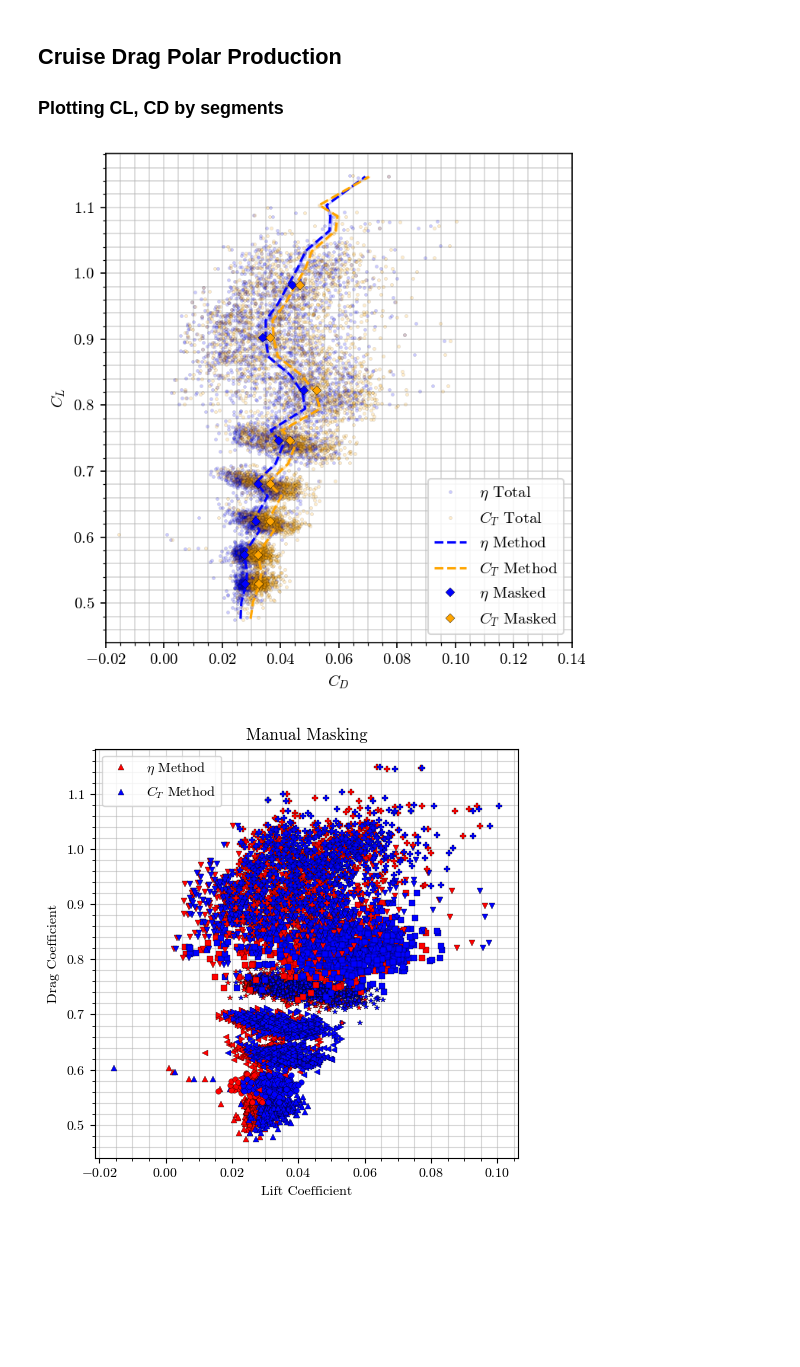
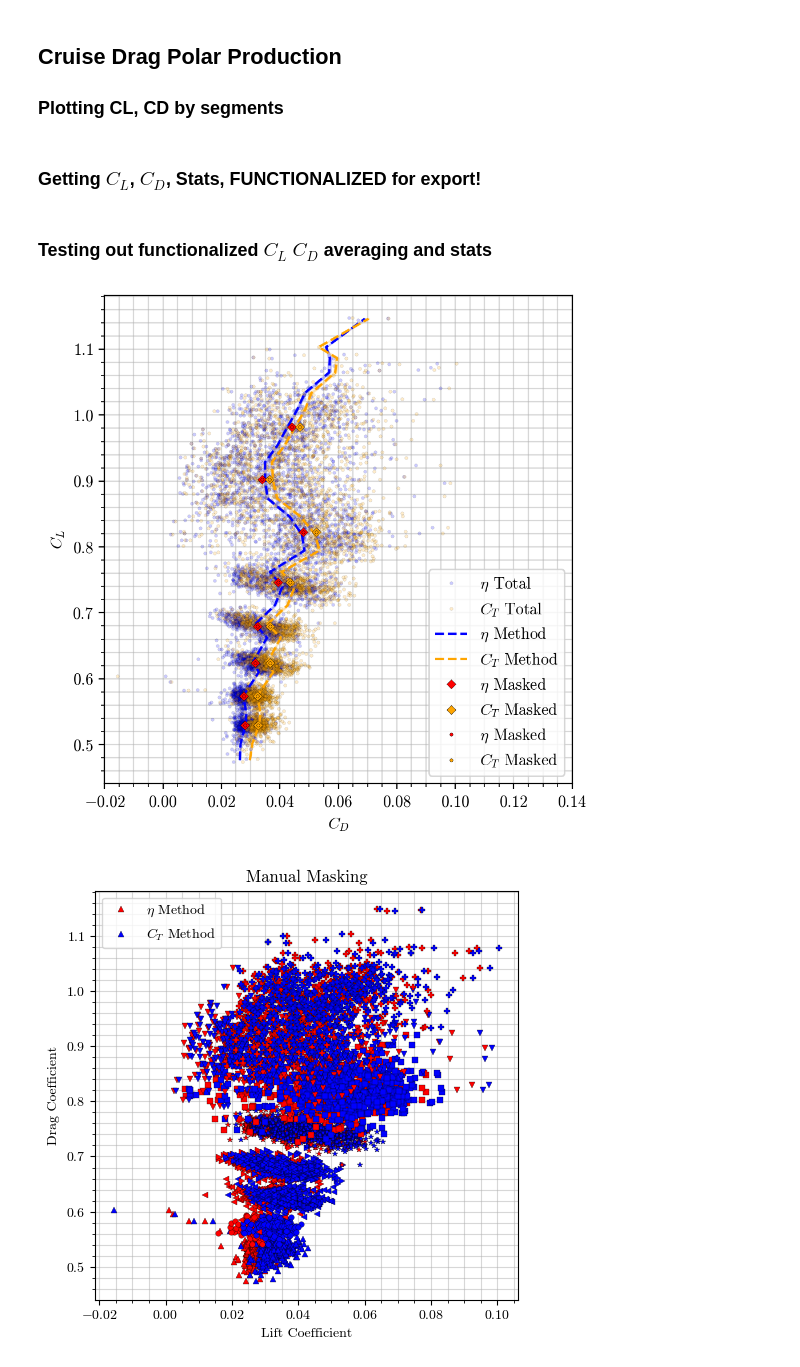
Before and after one commit to wkemp-edu/ArduPilot_AnalysisSuite, a Jupyter notebook: Investigations/June13thAnalysis_1Hz.ipynb, the cells around one changed output. Saved outputs shown, nothing was run; the diff lists cells and outputs as text; code cells hidden in the pictures; blank space fills up the shorter version.

```diff
--- a/Investigations/June13thAnalysis_1Hz.ipynb
+++ b/Investigations/June13thAnalysis_1Hz.ipynb
@@ -108,8 +108,8 @@ q = 0.5 * rho * v_tas**2                            # Dynamic pressure
 
 # Propulsion characterization
 n = df["MotorRPM"].to_numpy() / 60                               # Revolutions per second
-i_esc = df["EscCurrent"]
-v_esc = df["EscVoltage"]
+i_esc = df["EscCurrent"].to_numpy()
+v_esc = df["EscVoltage"].to_numpy()
 J = v_tas / (n * prop.diameter)
 
 # Estimated propulsive power
@@ -182,26 +182,8 @@ cd_stds_ct = [cd_total_ct[digitized_cruise == i].std() for i in range(1, len(bin
 #cd_ci95_desc[i] = 1.96 * cd_stds_eta * (np.sqrt(len(Cd_ct[masks[i]])) **-1)
 cd_ci95_eta = [ 1.96 * (np.sqrt(len(digitized_cruise == i)))**-1 * cd_total_eta[digitized_cruise == i].std() for i in range(1, len(bins)) ]
 cd_ci95_ct = [ 1.96 * (np.sqrt(len(digitized_cruise == i)))**-1 * cd_total_ct[digitized_cruise == i].std() for i in range(1, len(bins)) ]
-
 cl_ci95_cruise = [ 1.96 * (np.sqrt(len(digitized_cruise == i)))**-1 * cl_total_cruise[digitized_cruise == i].std() for i in range(1, len(bins)) ]
-
-raw_ave_polarw_confint = plt.figure(figsize=(5,5), dpi=150)
-plt.plot(cd_total_eta, cl_total_cruise, linestyle='', marker='.', color = 'blue', alpha = 0.2, label='$\eta$ Total')
-plt.plot(cd_total_ct, cl_total_cruise, linestyle='', marker='.', color='orange', alpha = 0.2, label='$C_T$ Total')
-plt.plot(cd_means_eta, cl_means_cruise, linestyle='--', color='blue', marker='', label='$\eta$ Method')
-plt.plot(cd_means_ct, cl_means_cruise, linestyle='--', color='orange', marker='', label='$C_T$ Method')
-plt.fill_betweenx(cl_means_cruise, np.array(cd_means_eta) - np.array(cd_ci95_eta), np.array(cd_means_eta) + np.array(cd_ci95_eta), color='blue', alpha=0.2)
-plt.fill_betweenx(cl_means_cruise, np.array(cd_means_ct) - np.array(cd_ci95_ct), np.array(cd_means_ct) + np.array(cd_ci95_ct), color='orange', alpha=0.2)
-# Plotting manually masked and averaged data points
-plt.plot(CDeta_ave, CL_ave, linestyle='', marker='D', color = 'blue', label='$\eta$ Masked')
-plt.plot(CDct_ave, CL_ave, linestyle='', marker='D', color='orange', label='$C_T$ Masked')
-
-plt.legend()
-plt.xlabel("$C_D$")
-plt.ylabel("$C_L$")
-plt.xlim([-0.02, 0.14])
-plt.show()
-
-main.save_figure(raw_ave_polarw_confint, f'{raw_ave_polarw_confint=}'.split('=')[0], figure_path, overwrite=True)
-# %% [output]
-[figure, removed]
+# %% [markdown]
+### Getting $C_L$, $C_D$, Stats, FUNCTIONALIZED for export!
+# %% [markdown]
+### Testing out functionalized $C_L$ $C_D$ averaging and stats
@@ -208,3 +193,27 @@ main.save_figure(raw_ave_polarw_confint, f'{raw_ave_polarw_confint=}'.split('=')
+# %%
+raw_ave_polarw_confint = plt.figure(figsize=(5,5), dpi=200)
+plt.plot(cd_total_eta, cl_total_cruise, linestyle='', marker='.', color = 'blue', alpha = 0.2, label='$\eta$ Total')
+plt.plot(cd_total_ct, cl_total_cruise, linestyle='', marker='.', color='orange', alpha = 0.2, label='$C_T$ Total')
+plt.plot(cd_means_eta, cl_means_cruise, linestyle='--', color='blue', marker='', label='$\eta$ Method')
+plt.plot(cd_means_ct, cl_means_cruise, linestyle='--', color='orange', marker='', label='$C_T$ Method')
+plt.fill_betweenx(cl_means_cruise, np.array(cd_means_eta) - np.array(cd_ci95_eta), np.array(cd_means_eta) + np.array(cd_ci95_eta), color='blue', alpha=0.2)
+plt.fill_betweenx(cl_means_cruise, np.array(cd_means_ct) - np.array(cd_ci95_ct), np.array(cd_means_ct) + np.array(cd_ci95_ct), color='orange', alpha=0.2)
+# Plotting manually masked and averaged data points
+plt.plot(CDeta_ave, CL_ave, linestyle='', marker='D', color = 'red', label='$\eta$ Masked')
+plt.plot(CDct_ave, CL_ave, linestyle='', marker='D', color='orange', label='$C_T$ Masked')
+
+plt.plot(cd_seg_means_eta, cl_seg_means_eta, linestyle='', marker='.', color = 'red', label='$\eta$ Masked')
+plt.plot(cd_seg_means_ct, cl_seg_means_ct, linestyle='', marker='.', color = 'orange', label='$C_T$ Masked')
+
+plt.legend()
+plt.xlabel("$C_D$")
+plt.ylabel("$C_L$")
+plt.xlim([-0.02, 0.14])
+plt.show()
+
+main.save_figure(raw_ave_polarw_confint, f'{raw_ave_polarw_confint=}'.split('=')[0], figure_path, overwrite=True)
+# %% [output]
+[figure, added]
 # %%
 # Plot with static masking
 plt.figure(figsize=(5,5))
```
Also changed, not shown: parts of 4 cells of this notebook, 5 other files.
